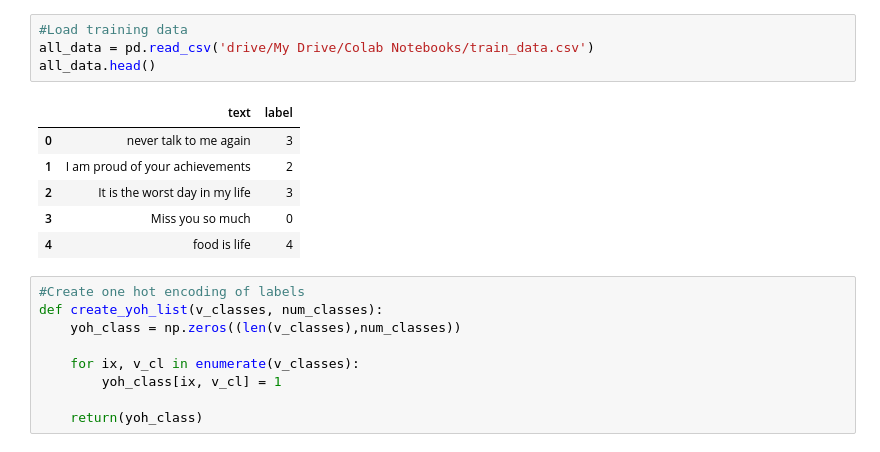
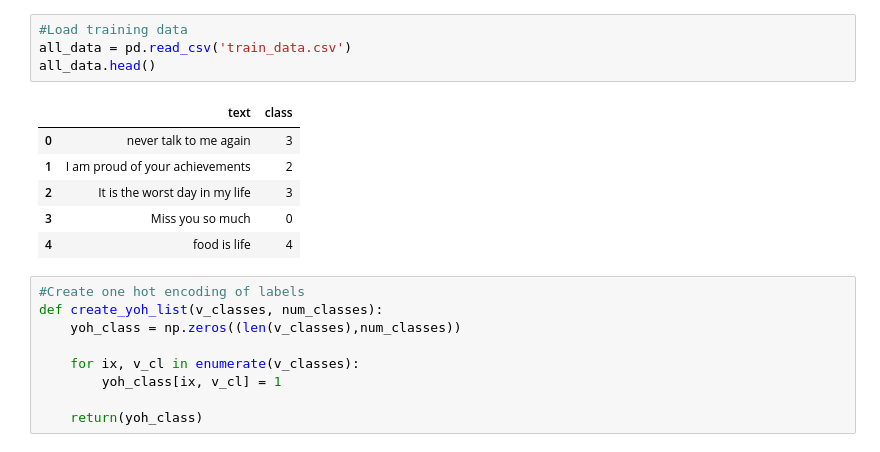
Before and after one commit to rafiqhasan/AI_DL_ML_Repo, a Jupyter notebook: TF-Hub_TextClasficatn_Estimator retrain/TextClassif_TF_hub_NNM_retrain_Estimator.ipynb, the cells around one changed output. Cells and saved outputs as stored; diff of their text form.

```diff
--- a/TF-Hub_TextClasficatn_Estimator retrain/TextClassif_TF_hub_NNM_retrain_Estimator.ipynb
+++ b/TF-Hub_TextClasficatn_Estimator retrain/TextClassif_TF_hub_NNM_retrain_Estimator.ipynb
@@ -75,10 +39,10 @@ physical_device_desc: "device: 0, name: Tesla K80, pci bus id: 0000:00:04.0, com
 ]
 # %%
 #Load training data
-all_data = pd.read_csv('drive/My Drive/Colab Notebooks/train_data.csv')
+all_data = pd.read_csv('train_data.csv')
 all_data.head()
 # %% [output]
-|  | text | label |
+|  | text | class |
 | 0 | never talk to me again | 3 |
 | 1 | I am proud of your achievements | 2 |
 | 2 | It is the worst day in my life | 3 |
```
Also changed, not shown: parts of 13 cells of this notebook.
